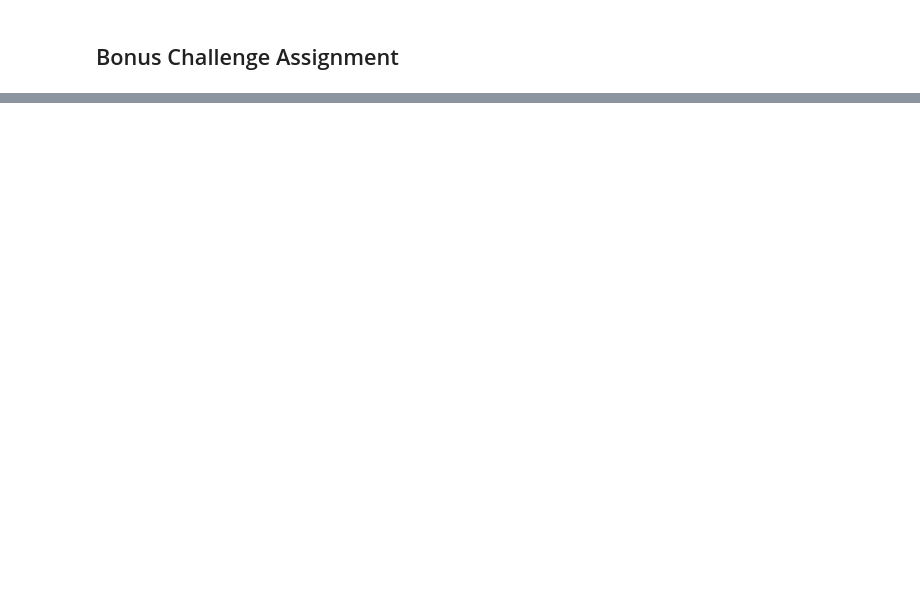
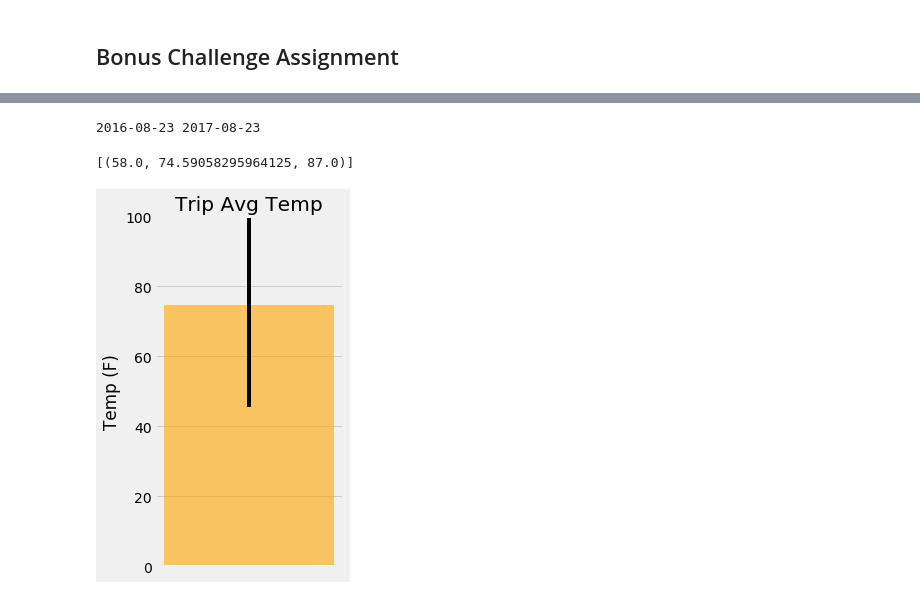
Before and after one commit to TravisDC5/sqlalchemy-challenge, a Jupyter notebook: climate_starter.ipynb, the cells around one changed output, grey strips where cells are left out. Drawn from its saved outputs; the diff is of its cells as text; code cells hidden in the pictures; blank space fills up the shorter version.

```diff
--- a/climate_starter.ipynb
+++ b/climate_starter.ipynb
@@ -161,11 +165,40 @@ print(calc_temps('2012-02-28', '2012-03-05'))
+# %%
+#Stringafy my dates to pass through calc_temps function
+stringMaxDate = dt.datetime.strftime(tempValMaxDate, '%Y-%m-%d')
+stringMinDate = dt.datetime.strftime(yearAgo, '%Y-%m-%d')
+print(stringMinDate,stringMaxDate)
+# %% [output]
+2016-08-23 2017-08-23
 # %%
 # Use your previous function `calc_temps` to calculate the tmin, tavg, and tmax
 # for your trip using the previous year's data for those same dates.
+tripTemperature = calc_temps(stringMinDate, stringMaxDate)
+tripTemperature
+# %% [output]
+[(58.0, 74.59058295964125, 87.0)]
 # %%
 # Plot the results from your previous query as a bar chart.
 # Use "Trip Avg Temp" as your Title
 # Use the average temperature for the y value
 # Use the peak-to-peak (tmax-tmin) value as the y error bar (yerr)
+minTemp = tripTemperature[0][0]
+maxTemp = tripTemperature[0][2]
+avgTemp = tripTemperature[0][1]
+
+#minError = avgTemp - minTemp
+#maxError = maxTemp - avgTemp
+
+plt.figure(figsize=(3,6))
+plt.bar(0, avgTemp, yerr=[maxTemp-minTemp], color = 'orange', alpha=.6)
+plt.title('Trip Avg Temp')
+plt.ylim(0,100)
+plt.ylabel('Temp (F)')
+plt.xticks([])
+
+plt.savefig("Images/avgTemp.png")
+plt.show()
+# %% [output]
+[figure, added]
 # %%
 # Calculate the total amount of rainfall per weather station for your trip dates using the previous year's matching dates.
 # Sort this in descending order by precipitation amount and list the station, name, latitude, longitude, and elevation
```
Also changed, not shown: parts of 11 cells of this notebook, 3 other files.
